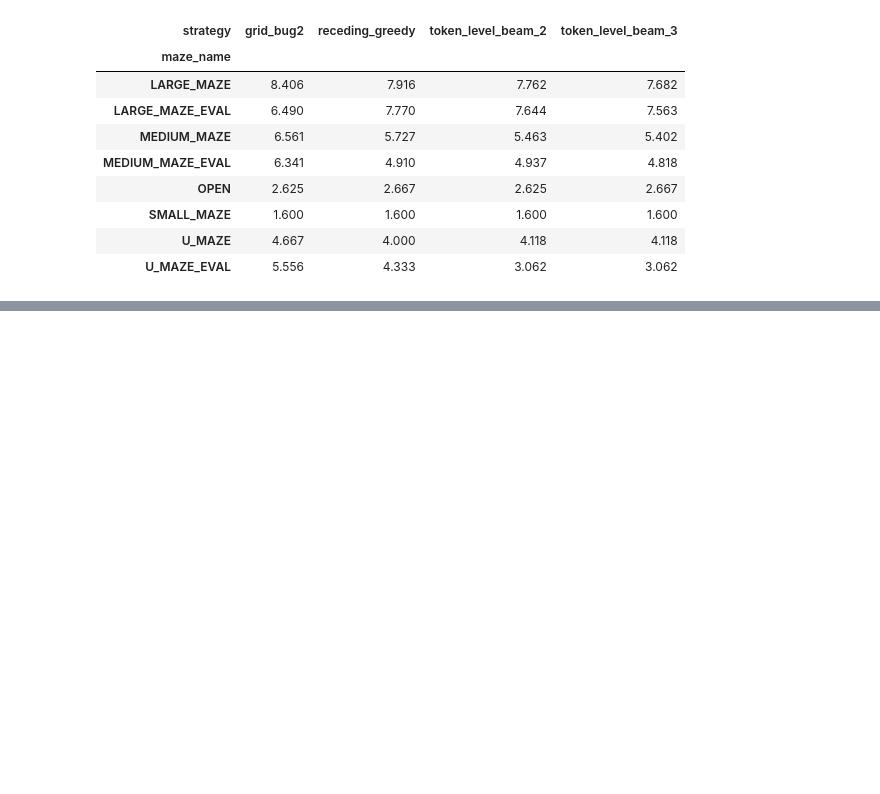
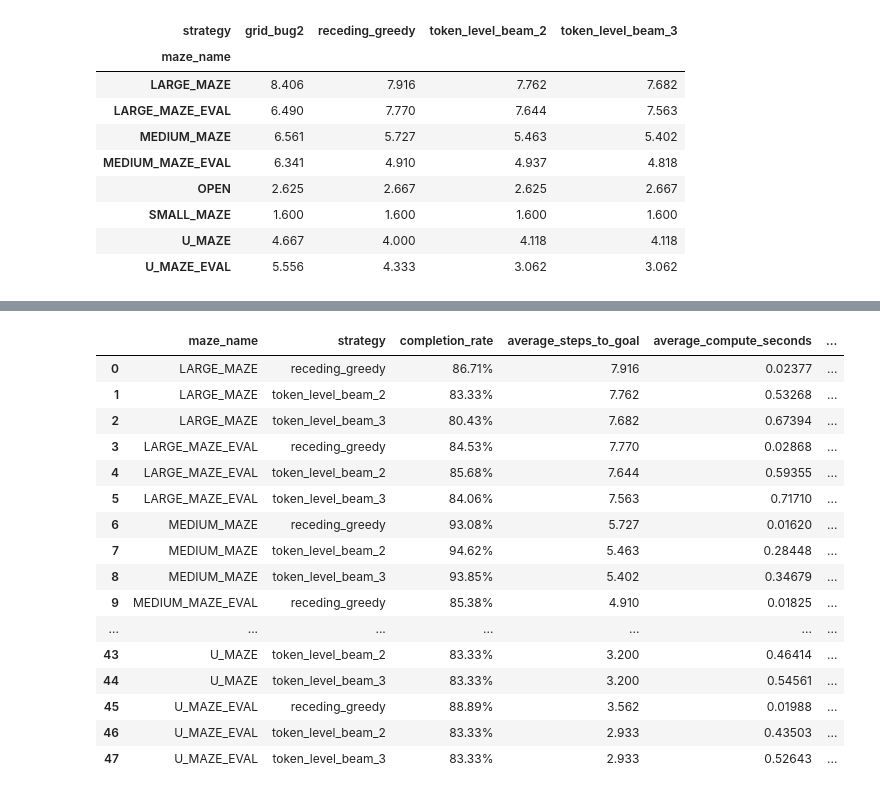
Before and after one commit to diankruger/4th-year-project, a Jupyter notebook: Full_dataset_pipeline.ipynb, the cells around one changed output, grey strips where cells are left out. Drawn from its saved outputs; the diff is of its cells as text; code cells hidden in the pictures; blank space fills up the shorter version.

```diff
--- a/Full_dataset_pipeline.ipynb
+++ b/Full_dataset_pipeline.ipynb
@@ -2947,0 +3022,20 @@ All strategies use the same 1,196 fold-0 queries across all eight mazes.
+# %%
+from pathlib import Path
+import subprocess
+import sys
+
+mixed3_dataset = Path("maze2d_all_mazes_transformer_ready_mixed3_4act_cv5.npz")
+mixed3_partial_dataset = Path("maze2d_partial_obs_3x3_joint_obs_action_mixed3_4act_cv5.npz")
+evaluation_dataset = Path("maze2d_partial_obs_3x3_joint_obs_action_optimal_4act_cv5.npz")
+if not mixed3_dataset.is_file():
+    subprocess.run([sys.executable, "build_three_rollout_mixed_cv_dataset.py"], check=True)
+if not mixed3_partial_dataset.is_file():
+    subprocess.run([
+        sys.executable, "build_partial_observation_joint_cv_dataset.py",
+        "--source", str(mixed3_dataset), "--output", str(mixed3_partial_dataset),
+    ], check=True)
+assert evaluation_dataset.is_file(), evaluation_dataset
+subprocess.run([
+    sys.executable, "run_dataset_experiments.py",
+    "--experiment", "fold0_partial_obs_mixed3_token_beam_4act",
+], check=True)
@@ -2947,0 +3044,63 @@ All strategies use the same 1,196 fold-0 queries across all eight mazes.
+# %%
+from pathlib import Path
+import subprocess
+import sys
+import numpy as np
+import pandas as pd
+from IPython.display import display
+
+evaluation_dataset = Path("maze2d_partial_obs_3x3_joint_obs_action_optimal_4act_cv5.npz")
+mixed_result_dir = Path("experiment_runs/fold0_partial_obs_mixed3_token_beam_4act/fold_0")
+optimal_result_dir = Path("experiment_runs/cv5_partial_obs_token_level_beam_4act/fold_0")
+bug2_result_dir = Path("experiment_runs/bug2_partial_obs_3x3_fold0")
+maze_names = [
+    "OPEN", "U_MAZE", "U_MAZE_EVAL", "SMALL_MAZE",
+    "MEDIUM_MAZE", "MEDIUM_MAZE_EVAL", "LARGE_MAZE", "LARGE_MAZE_EVAL",
+]
+required_mixed = [mixed_result_dir / name for name in ("results.csv", "summary.csv", "per_maze_summary.csv")]
+missing_mixed = [str(path) for path in required_mixed if not path.is_file()]
+assert not missing_mixed, f"Run the preceding experiment cell first. Missing: {missing_mixed}"
+bug2_files = [bug2_result_dir / name for name in ("results.csv", "summary.csv", "per_maze_summary.csv")]
+if not all(path.is_file() for path in bug2_files):
+    subprocess.run([
+        sys.executable, "evaluate_grid_bug2_partial_observation.py",
+        "--dataset", str(evaluation_dataset), "--cv-fold", "0",
+        "--queries-per-maze", "10000", "--max-steps", "19",
+        "--mazes", *maze_names,
+        "--results-csv", str(bug2_files[0]),
+        "--summary-csv", str(bug2_files[1]),
+        "--per-maze-summary-csv", str(bug2_files[2]),
+    ], check=True)
+
+mixed_results = pd.read_csv(required_mixed[0])
+mixed_summary = pd.read_csv(required_mixed[1]).assign(training_data="Three mixed trajectories per query")
+mixed_per_maze = pd.read_csv(required_mixed[2]).assign(training_data="Three mixed trajectories per query")
+with np.load(evaluation_dataset, allow_pickle=True) as evaluation_data:
+    fold_zero = np.asarray(evaluation_data["fold_ids"]) == 0
+    expected_ids = set(np.asarray(evaluation_data["episode_ids"])[fold_zero].astype(int))
+assert len(expected_ids) == 1196
+for strategy in ("receding_greedy", "token_level_beam_2", "token_level_beam_3"):
+    rows = mixed_results.loc[mixed_results["strategy"].eq(strategy)]
+    assert len(rows) == 1196, (strategy, len(rows))
+    assert set(rows["episode_id"].astype(int)) == expected_ids, strategy
+
+summary_frames = [mixed_summary]
+per_maze_frames = [mixed_per_maze]
+if all((optimal_result_dir / name).is_file() for name in ("summary.csv", "per_maze_summary.csv")):
+    summary_frames.insert(0, pd.read_csv(optimal_result_dir / "summary.csv").assign(training_data="One optimal trajectory per query"))
+    per_maze_frames.insert(0, pd.read_csv(optimal_result_dir / "per_maze_summary.csv").assign(training_data="One optimal trajectory per query"))
+combined_summary = pd.concat(summary_frames, ignore_index=True)
+combined_per_maze = pd.concat(per_maze_frames, ignore_index=True)
+formats = {
+    "completion_rate": "{:.2%}", "average_steps_to_goal": "{:.3f}",
+    "average_compute_seconds": "{:.5f}", "average_seconds_per_step": "{:.5f}",
+    "first_wall_mask_accuracy": "{:.2%}", "complete_next_observation_accuracy": "{:.2%}",
+}
+print("The mixed-data and optimal-data models are evaluated on the same 1,196 fold-0 queries.")
+display(combined_summary.style.format(formats))
+display(combined_per_maze.style.format(formats))
+display(combined_per_maze.pivot(
+    index="maze_name", columns=["training_data", "strategy"], values="completion_rate"
+).style.format("{:.2%}"))
+display(pd.read_csv(bug2_files[1]).style.format(formats))
+# %% [output]
@@ -2947,0 +3115,17 @@ All strategies use the same 1,196 fold-0 queries across all eight mazes.
+|  | maze_name | strategy | completion_rate | average_steps_to_goal | average_compute_seconds | ... |
+| 0 | LARGE_MAZE | receding_greedy | 86.71% | 7.916 | 0.02377 | ... |
+| 1 | LARGE_MAZE | token_level_beam_2 | 83.33% | 7.762 | 0.53268 | ... |
+| 2 | LARGE_MAZE | token_level_beam_3 | 80.43% | 7.682 | 0.67394 | ... |
+| 3 | LARGE_MAZE_EVAL | receding_greedy | 84.53% | 7.770 | 0.02868 | ... |
+| 4 | LARGE_MAZE_EVAL | token_level_beam_2 | 85.68% | 7.644 | 0.59355 | ... |
+| 5 | LARGE_MAZE_EVAL | token_level_beam_3 | 84.06% | 7.563 | 0.71710 | ... |
+| 6 | MEDIUM_MAZE | receding_greedy | 93.08% | 5.727 | 0.01620 | ... |
+| 7 | MEDIUM_MAZE | token_level_beam_2 | 94.62% | 5.463 | 0.28448 | ... |
+| 8 | MEDIUM_MAZE | token_level_beam_3 | 93.85% | 5.402 | 0.34679 | ... |
+| 9 | MEDIUM_MAZE_EVAL | receding_greedy | 85.38% | 4.910 | 0.01825 | ... |
+| ... | ... | ... | ... | ... | ... | ... |
+| 43 | U_MAZE | token_level_beam_2 | 83.33% | 3.200 | 0.46414 | ... |
+| 44 | U_MAZE | token_level_beam_3 | 83.33% | 3.200 | 0.54561 | ... |
+| 45 | U_MAZE_EVAL | receding_greedy | 88.89% | 3.562 | 0.01988 | ... |
+| 46 | U_MAZE_EVAL | token_level_beam_2 | 83.33% | 2.933 | 0.43503 | ... |
+| 47 | U_MAZE_EVAL | token_level_beam_3 | 83.33% | 2.933 | 0.52643 | ... |
```
Also changed, not shown: parts of 8 cells of this notebook, 14 other files.
